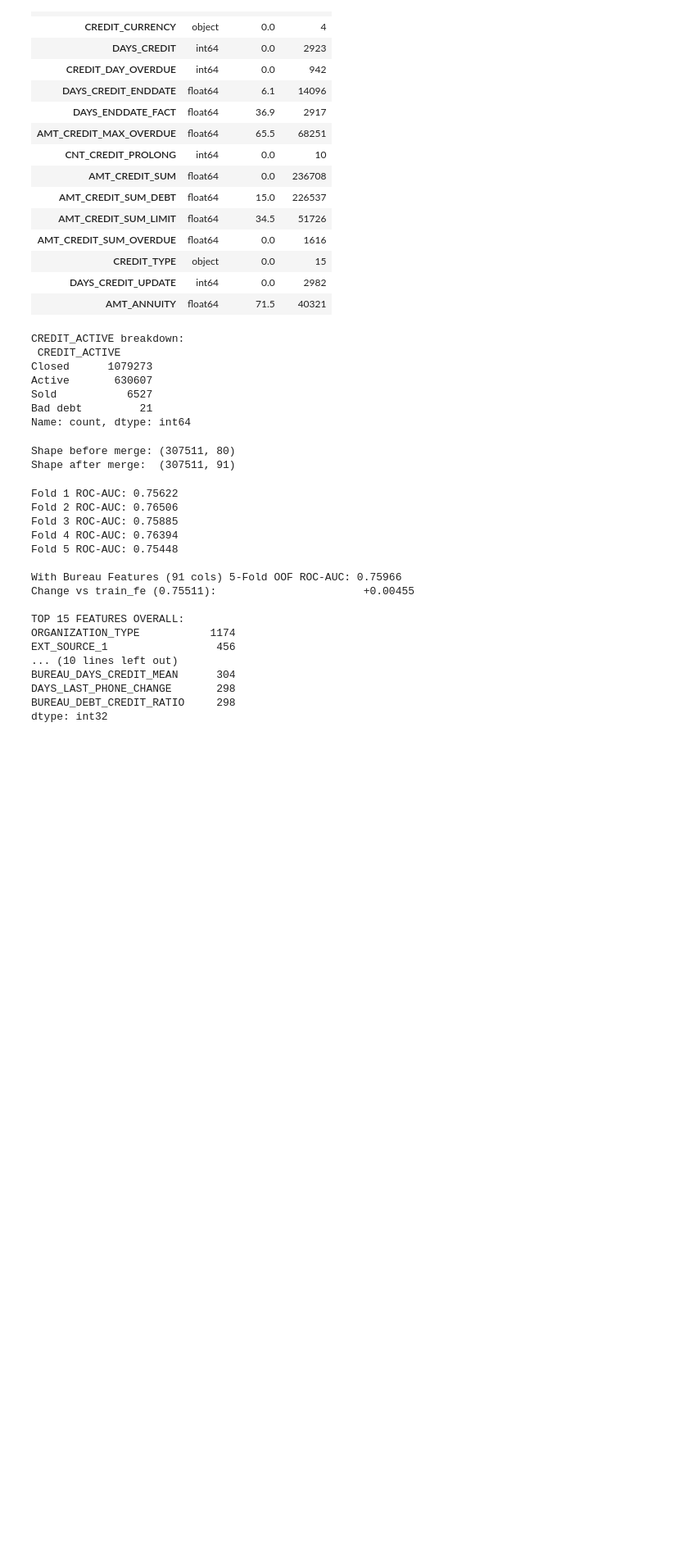
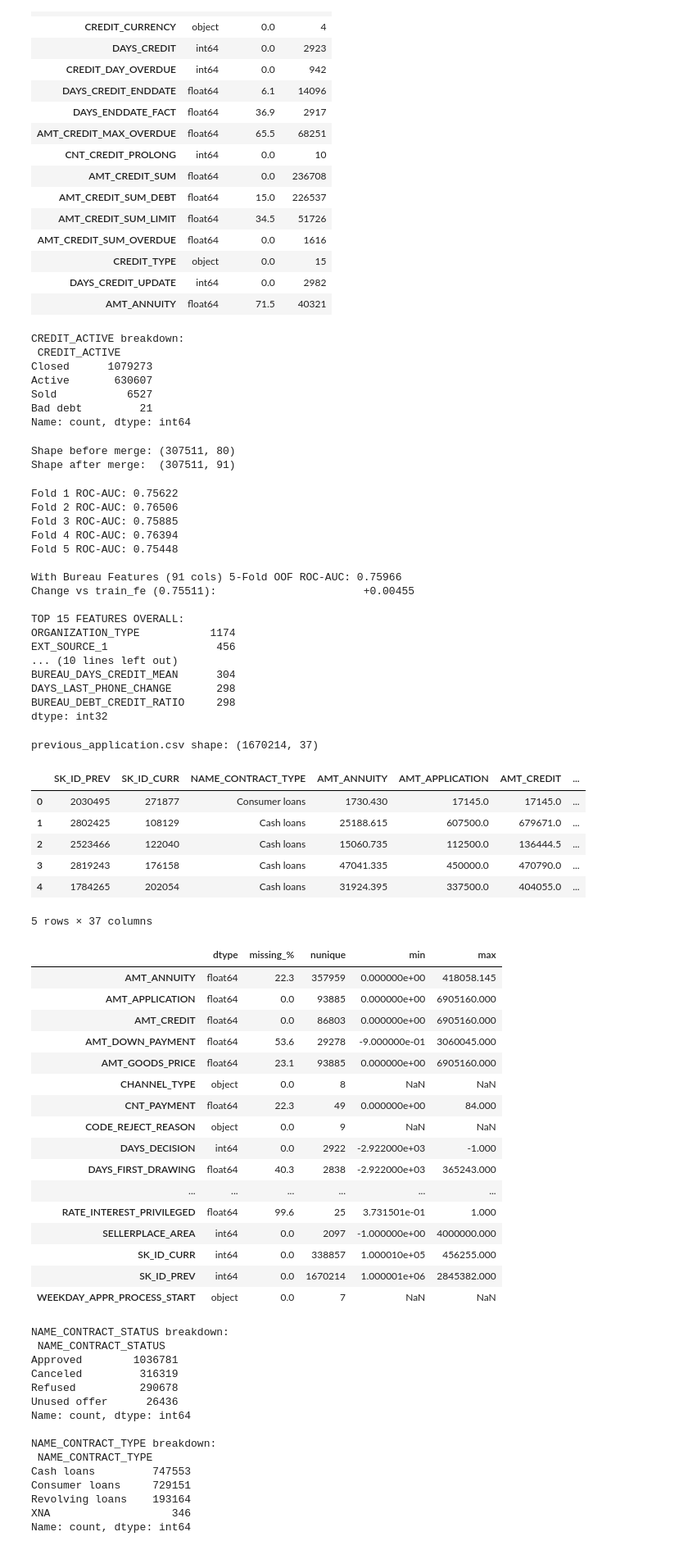
Before and after one commit to davidojei/Bayes, a Jupyter notebook: data_setup_and_training.ipynb, the cells around one changed output. Shown at 82% size. Drawn from its saved outputs; the diff is of its cells as text; code cells hidden in the pictures; blank space fills up the shorter version.

```diff
--- a/data_setup_and_training.ipynb
+++ b/data_setup_and_training.ipynb
@@ -654,3 +654,77 @@ BUREAU_DAYS_CREDIT_MEAN      304
 DAYS_LAST_PHONE_CHANGE       298
 BUREAU_DEBT_CREDIT_RATIO     298
 dtype: int32
+# %%
+import gc
+import pandas as pd
+
+# 1. Free RAM from raw bureau table (already merged into train_bureau)
+if "bureau" in globals():
+  del bureau
+  gc.collect()
+
+# 2. Load previous_application.csv
+prev = pd.read_csv("/content/Credify_Data/previous_application.csv")
+print("previous_application.csv shape:", prev.shape)
+display(prev.head(5))
+
+# 3. Audit all 37 columns: data type, missing %, unique counts, and min/max
+audit_prev = pd.DataFrame({
+    "dtype": prev.dtypes,
+    "missing_%": (prev.isnull().mean() * 100).round(1),
+    "nunique": prev.nunique(),
+    "min": prev.min(numeric_only=True),
+    "max": prev.max(numeric_only=True),
+})
+display(audit_prev)
+
+# 4. Check contract status & type breakdowns
+print(
+    "\nNAME_CONTRACT_STATUS breakdown:\n",
+    prev["NAME_CONTRACT_STATUS"].value_counts(dropna=False),
+)
+print(
+    "\nNAME_CONTRACT_TYPE breakdown:\n",
+    prev["NAME_CONTRACT_TYPE"].value_counts(dropna=False),
+)
+# %% [output]
+previous_application.csv shape: (1670214, 37)
+|  | SK_ID_PREV | SK_ID_CURR | NAME_CONTRACT_TYPE | AMT_ANNUITY | AMT_APPLICATION | AMT_CREDIT | ... |
+| 0 | 2030495 | 271877 | Consumer loans | 1730.430 | 17145.0 | 17145.0 | ... |
+| 1 | 2802425 | 108129 | Cash loans | 25188.615 | 607500.0 | 679671.0 | ... |
+| 2 | 2523466 | 122040 | Cash loans | 15060.735 | 112500.0 | 136444.5 | ... |
+| 3 | 2819243 | 176158 | Cash loans | 47041.335 | 450000.0 | 470790.0 | ... |
+| 4 | 1784265 | 202054 | Cash loans | 31924.395 | 337500.0 | 404055.0 | ... |
+5 rows × 37 columns
+|  | dtype | missing_% | nunique | min | max |
+| AMT_ANNUITY | float64 | 22.3 | 357959 | 0.000000e+00 | 418058.145 |
+| AMT_APPLICATION | float64 | 0.0 | 93885 | 0.000000e+00 | 6905160.000 |
+| AMT_CREDIT | float64 | 0.0 | 86803 | 0.000000e+00 | 6905160.000 |
+| AMT_DOWN_PAYMENT | float64 | 53.6 | 29278 | -9.000000e-01 | 3060045.000 |
+| AMT_GOODS_PRICE | float64 | 23.1 | 93885 | 0.000000e+00 | 6905160.000 |
+| CHANNEL_TYPE | object | 0.0 | 8 | NaN | NaN |
+| CNT_PAYMENT | float64 | 22.3 | 49 | 0.000000e+00 | 84.000 |
+| CODE_REJECT_REASON | object | 0.0 | 9 | NaN | NaN |
+| DAYS_DECISION | int64 | 0.0 | 2922 | -2.922000e+03 | -1.000 |
+| DAYS_FIRST_DRAWING | float64 | 40.3 | 2838 | -2.922000e+03 | 365243.000 |
+| ... | ... | ... | ... | ... | ... |
+| RATE_INTEREST_PRIVILEGED | float64 | 99.6 | 25 | 3.731501e-01 | 1.000 |
+| SELLERPLACE_AREA | int64 | 0.0 | 2097 | -1.000000e+00 | 4000000.000 |
+| SK_ID_CURR | int64 | 0.0 | 338857 | 1.000010e+05 | 456255.000 |
+| SK_ID_PREV | int64 | 0.0 | 1670214 | 1.000001e+06 | 2845382.000 |
+| WEEKDAY_APPR_PROCESS_START | object | 0.0 | 7 | NaN | NaN |
+NAME_CONTRACT_STATUS breakdown:
+ NAME_CONTRACT_STATUS
+Approved        1036781
+Canceled         316319
+Refused          290678
+Unused offer      26436
+Name: count, dtype: int64
+
+NAME_CONTRACT_TYPE breakdown:
+ NAME_CONTRACT_TYPE
+Cash loans         747553
+Consumer loans     729151
+Revolving loans    193164
+XNA                   346
+Name: count, dtype: int64
```
Also changed, not shown: parts of 11 cells of this notebook.
